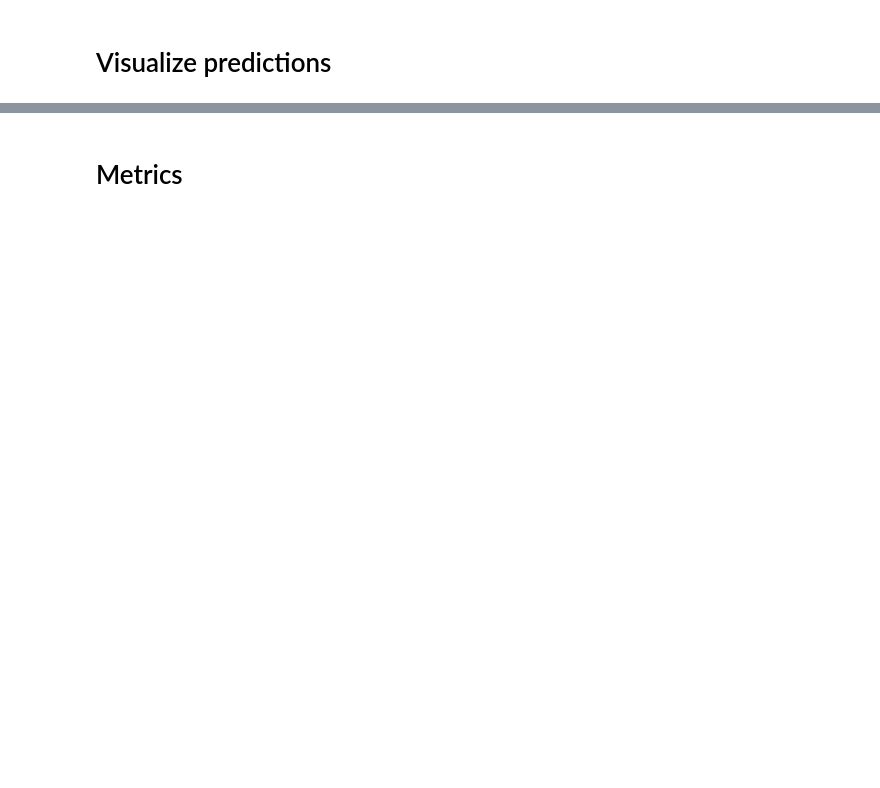
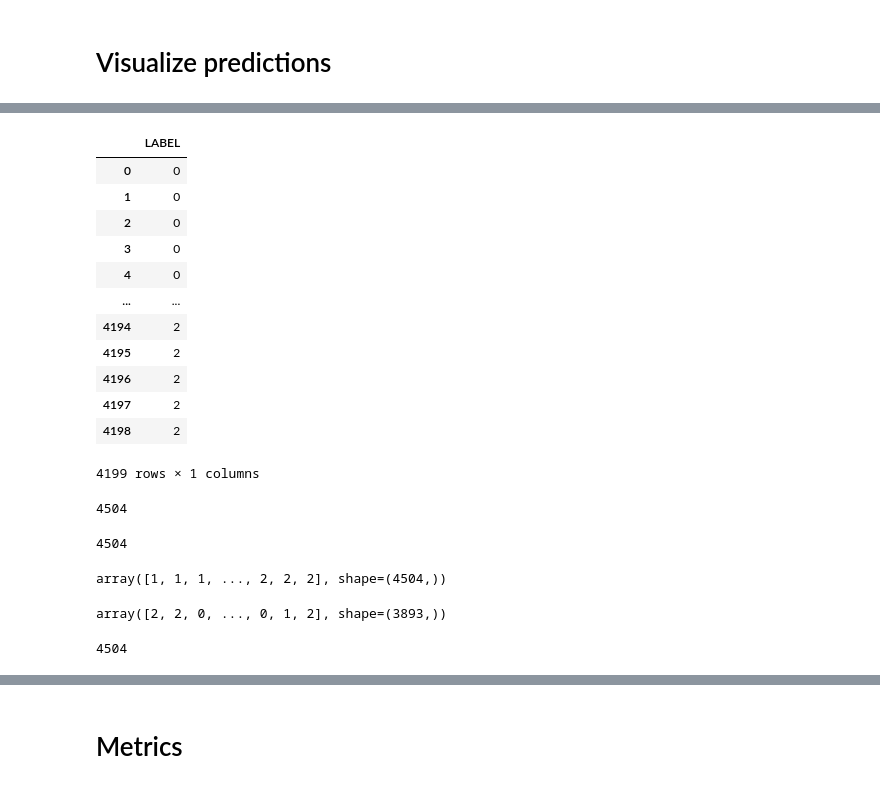
Before and after one commit to jonassterud/OCES5303_A3, a Jupyter notebook: ass3_oces5303_21335836.ipynb, the cells around one changed output, grey strips where cells are left out. Saved outputs shown, nothing was run; the diff lists cells and outputs as text; code cells hidden in the pictures; blank space fills up the shorter version.

```diff
--- a/ass3_oces5303_21335836.ipynb
+++ b/ass3_oces5303_21335836.ipynb
@@ -464,9 +452,9 @@ for i, axi in enumerate(axs):
 # Select train and test
 # %%
 X_train = df_train[["SST", "CHLA"]]
-y_train = df_train[["LABELS"]]
+y_train = df_train[["LABEL"]]
 
 X_test = df_test[["SST", "CHLA"]]
-y_test = df_test[["LABELS"]]
+y_test = df_test[["LABEL"]]
 # %% [markdown]
 # Transformers
@@ -680,0 +710,36 @@ NameError: name 'pipeline' is not defined
+# %%
+y_test
+# %% [output]
+|  | LABEL |
+| 0 | 0 |
+| 1 | 0 |
+| 2 | 0 |
+| 3 | 0 |
+| 4 | 0 |
+| ... | ... |
+| 4194 | 2 |
+| 4195 | 2 |
+| 4196 | 2 |
+| 4197 | 2 |
+| 4198 | 2 |
+4199 rows × 1 columns
+# %%
+len(y_pred)
+# %% [output]
+4504
+# %%
+len(y_train_index)
+# %% [output]
+4504
+# %%
+pipeline.predict(X_train)
+# %% [output]
+array([1, 1, 1, ..., 2, 2, 2], shape=(4504,))
+# %%
+pipeline.predict(X_test)
+# %% [output]
+array([2, 2, 0, ..., 0, 1, 2], shape=(3893,))
+# %%
+len(y_true)
+# %% [output]
+4504
```
Also changed, not shown: parts of 32 cells of this notebook, 3 other files.
